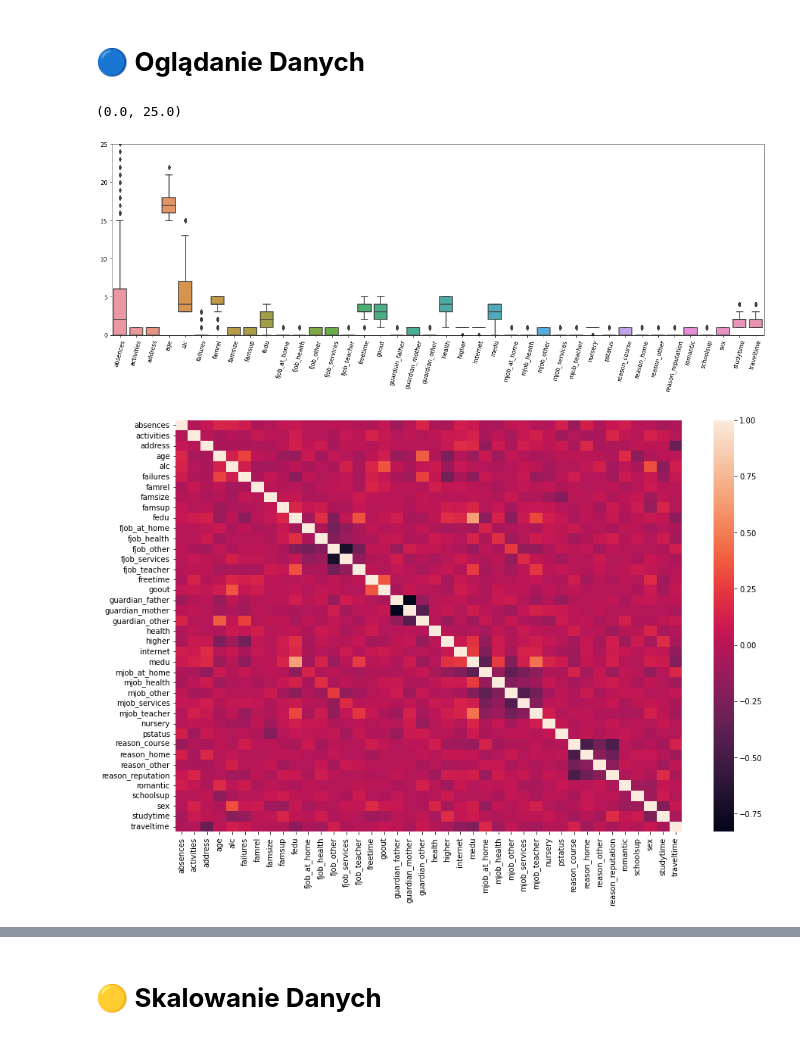
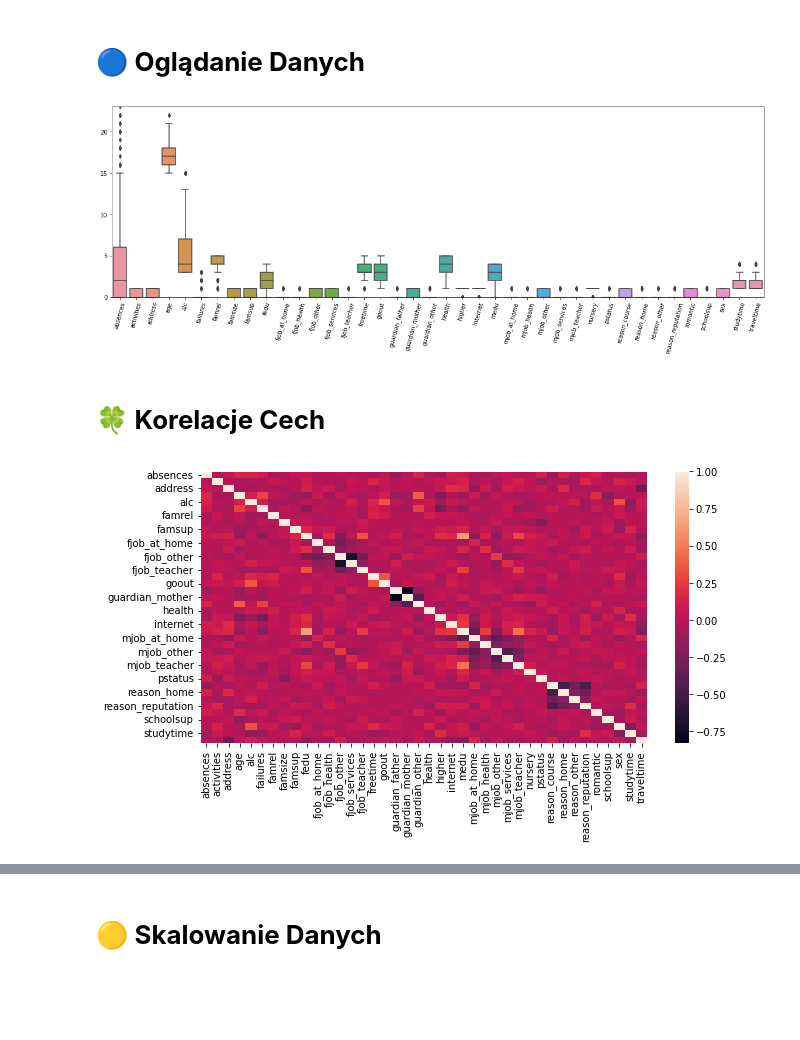
Before and after one commit to matlaczj/Predictive-Modeling-for-Student-Alcohol-Consumption, a Jupyter notebook: Projekt/projekt.ipynb, the cells around one changed output, grey strips where cells are left out. Drawn from its saved outputs; the diff is of its cells as text; code cells hidden in the pictures; blank space fills up the shorter version.

```diff
--- a/Projekt/projekt.ipynb
+++ b/Projekt/projekt.ipynb
@@ -65,16 +65,17 @@ dataset = dataset[sorted(dataset.columns)]
 # %%
 plt.figure(figsize=(20,6))
 ax = sns.boxplot(data=dataset)
-ax.set_xticklabels(ax.get_xticklabels(),rotation=75);
+ax.set_xticklabels(ax.get_xticklabels(),rotation=75)
 # celowo ucinam punkty oddalone z wykresu
-ax.set_ylim(0,25)
+ax.set_ylim(0,23);
 #ax.set_yscale('log')
 # %% [output]
-(0.0, 25.0)
-[figure, old version]
+[figure, new version]
+# %% [markdown]
+# 🍀 **Korelacje Cech**
 # %%
-plt.figure(figsize=(15,10))
+plt.figure(figsize=(10,5))
 corr = dataset.corr()
 sns.heatmap(data=corr);
 # %% [output]
-[figure, old version]
+[figure, new version]
```
Also changed, not shown: parts of 36 cells of this notebook, 1 other file.
